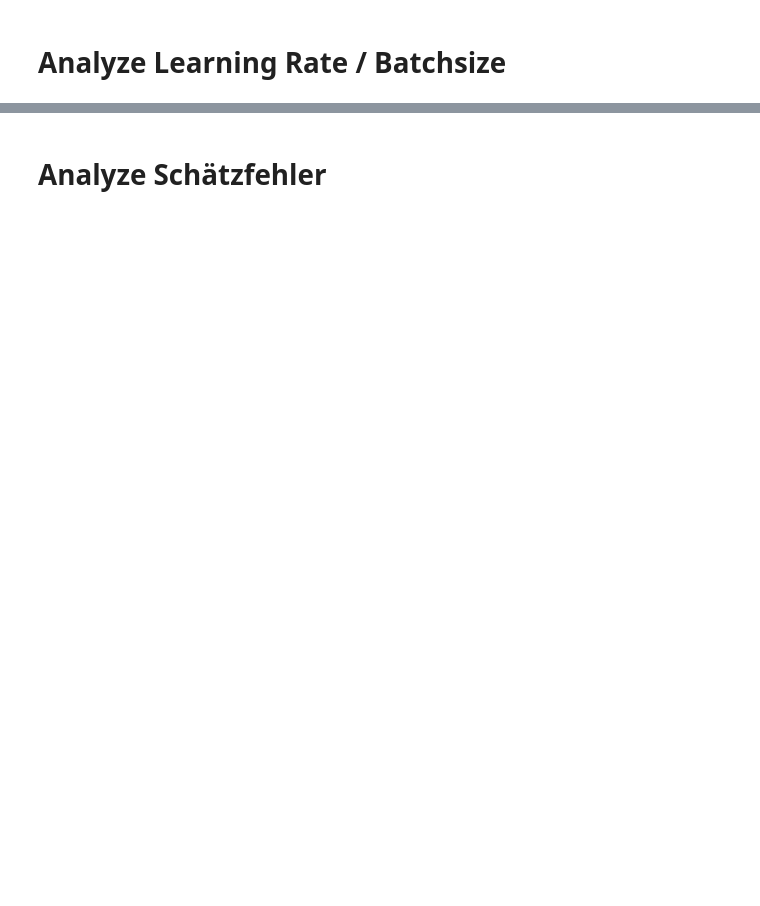
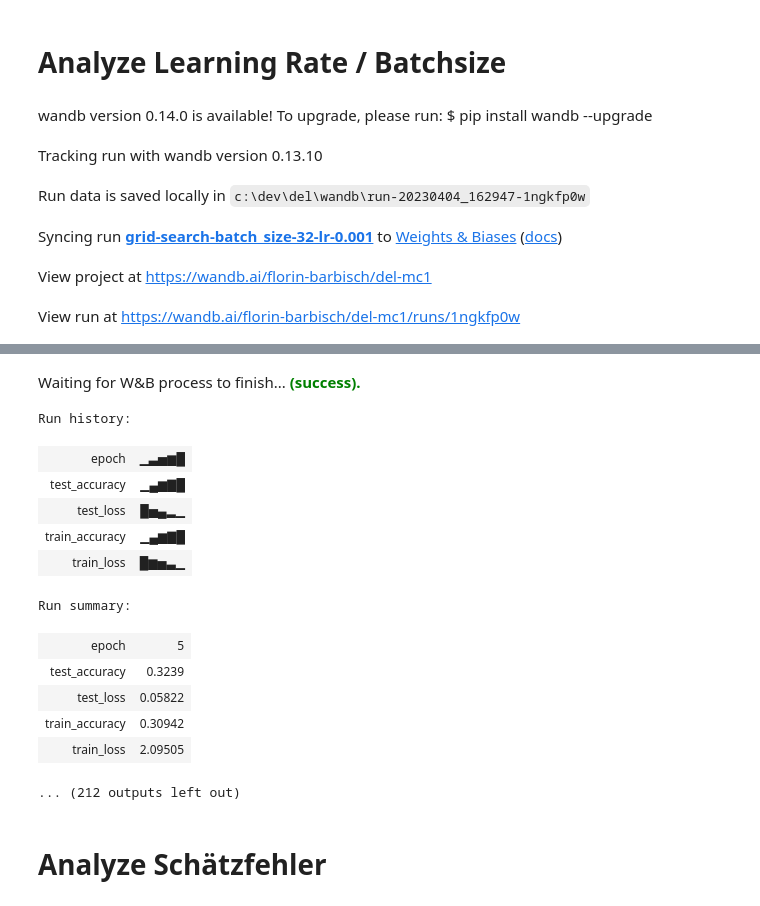
Before and after one commit to florinbarbisch/del, a Jupyter notebook: mc1.ipynb, the cells around one changed output, grey strips where cells are left out. Saved outputs shown, nothing was run; the diff lists cells and outputs as text; code cells hidden in the pictures; blank space fills up the shorter version.

```diff
--- a/mc1.ipynb
+++ b/mc1.ipynb
@@ -192,10 +192,10 @@ TODO: Berücksichtige auch den Fehler in der Schätzung dieser Metriken
 ### CNN
 # %%
 def conv_block(in_f, out_f, conv_kernel_size, conv_stride, conv_padding,
-               pool_kernel_size, pool_stride, pool_padding, *args, **kwargs):
+               pool_kernel_size, pool_stride, pool_padding, use_batch_norm=False, momentum=0.1, *args, **kwargs):
     return nn.Sequential(
         nn.Conv2d(in_f, out_f, conv_kernel_size, conv_stride, conv_padding, *args, **kwargs),
-        # nn.BatchNorm2d(out_f),
+        nn.BatchNorm2d(out_f, momentum=momentum) if use_batch_norm else nn.Identity(),
         nn.ReLU(),
         nn.MaxPool2d(pool_kernel_size, pool_stride, pool_padding)
     )
@@ -884,0 +882,32 @@ Run summary:
+# %%
+def best_model():
+    # TODO replace with best model
+    return nn.Sequential(
+        OrderedDict([
+        ('conv1', conv_block( 3, 16, conv_kernel_size=3, conv_stride=1, conv_padding=1,
+                            pool_kernel_size=2, pool_stride=2, pool_padding=0)),
+        ('conv2', conv_block(16, 64, conv_kernel_size=3, conv_stride=1, conv_padding=1,
+                            pool_kernel_size=2, pool_stride=2, pool_padding=0)),
+        ('avgpool', nn.AdaptiveAvgPool2d(1)),
+        ('flatten', nn.Flatten()),
+        ('fc1', nn.Sequential(nn.Linear(64, 32), nn.ReLU())),
+        ('fc2', nn.Sequential(nn.Linear(32, 16), nn.ReLU())),
+        ('fc3', nn.Sequential(nn.Linear(16, 10), nn.LogSoftmax(dim=1)))
+        ])
+    )
+# %%
+epochs = 5
+
+for batch_size in [32, 64, 128, 256]:
+    train_loader, test_loader = data_loaders(batch_size=batch_size)
+    for lr in [0.001, 0.01, 0.1]: # 1.0 yields NaN loss
+        model = best_model()
+        init_weights(model)
+        train_and_eval_model("grid-search-batch_size-{}-lr-{}".format(batch_size, lr), model, train_loader, test_loader, optim.SGD(model.parameters(), lr=lr), nn.CrossEntropyLoss(), batch_size=batch_size, epochs=epochs, lr=lr)
+# %% [output]
+wandb version 0.14.0 is available! To upgrade, please run: $ pip install wandb --upgrade
+Tracking run with wandb version 0.13.10
+Run data is saved locally in c:\dev\del\wandb\run-20230404_162947-1ngkfp0w
+Syncing run grid-search-batch_size-32-lr-0.001 to Weights & Biases (docs)
+View project at https://wandb.ai/florin-barbisch/del-mc1
+View run at https://wandb.ai/florin-barbisch/del-mc1/runs/1ngkfp0w
@@ -885,2 +931,16 @@ Run summary:
+Waiting for W&B process to finish... (success).
+Run history:
+| epoch | ▁▃▅▆█ |
+| test_accuracy | ▁▄▆▇█ |
+| test_loss | █▅▄▂▁ |
+| train_accuracy | ▁▄▆▇█ |
+| train_loss | █▆▅▃▁ |
+Run summary:
+| epoch | 5 |
+| test_accuracy | 0.3239 |
+| test_loss | 0.05822 |
+| train_accuracy | 0.30942 |
+| train_loss | 2.09505 |
+... (212 outputs left out)
 # %% [markdown]
 # Analyze Schätzfehler
```
Also changed, not shown: parts of 14 cells of this notebook.
